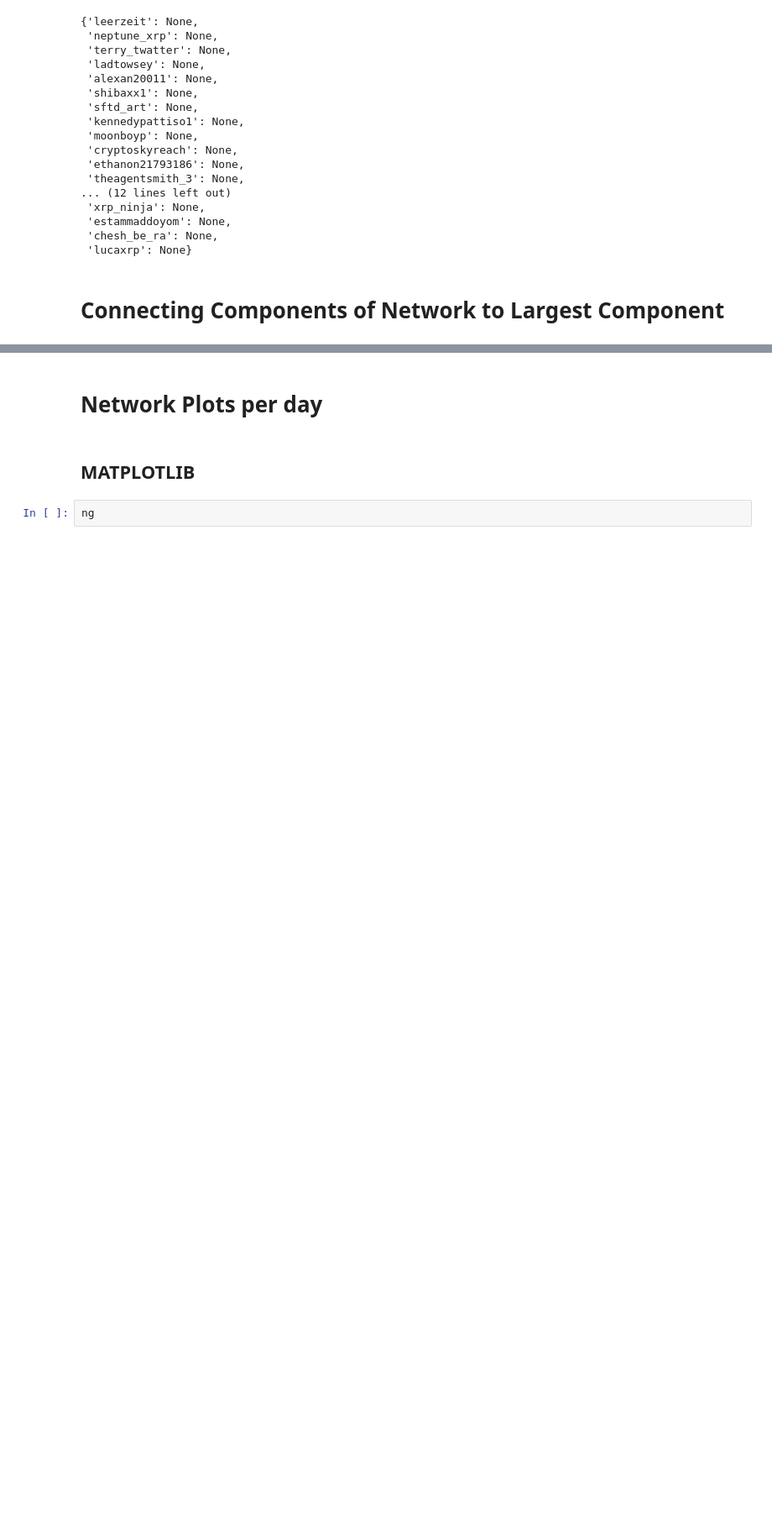
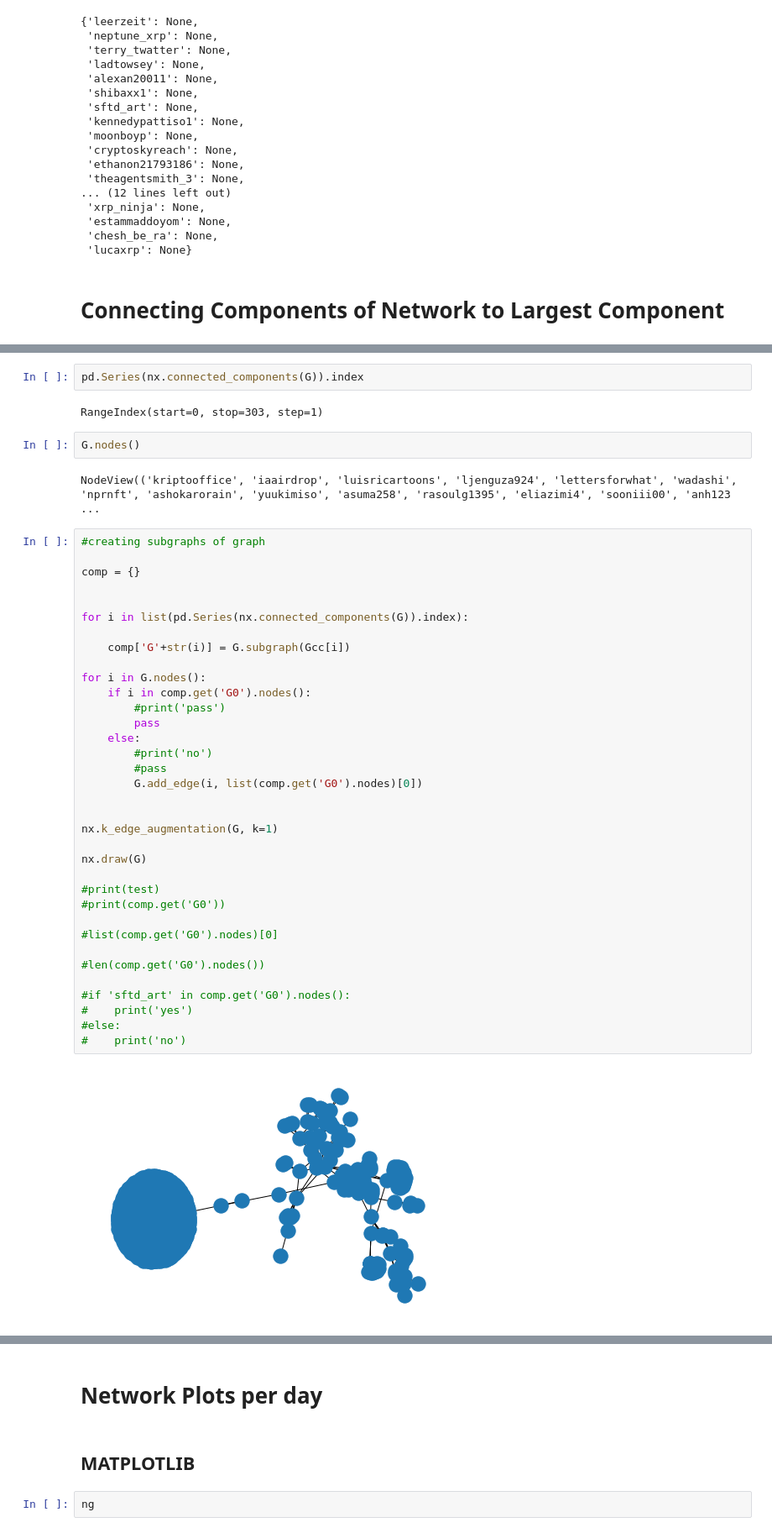
Before and after one commit to christianschwendner/coins_2122, a Jupyter notebook: Model/Model_per_Currency_wip.ipynb, the cells around one changed output, grey strips where cells are left out. Shown at 84% size. Drawn from its saved outputs; the diff is of its cells as text; blank space fills up the shorter version.

```diff
--- a/Model/Model_per_Currency_wip.ipynb
+++ b/Model/Model_per_Currency_wip.ipynb
@@ -386,0 +332,45 @@ NodeView(('leerzeit', 'neptune_xrp', 'terry_twatter', 'ladtowsey', 'alexan20011'
+# %%
+pd.Series(nx.connected_components(G)).index
+# %% [output]
+RangeIndex(start=0, stop=303, step=1)
+# %%
+G.nodes()
+# %% [output]
+NodeView(('kriptooffice', 'iaairdrop', 'luisricartoons', 'ljenguza924', 'lettersforwhat', 'wadashi', 'nprnft', 'ashokarorain', 'yuukimiso', 'asuma258', 'rasoulg1395', 'eliazimi4', 'sooniii00', 'anh123 ...
+# %%
+#creating subgraphs of graph
+
+comp = {}
+
+
+for i in list(pd.Series(nx.connected_components(G)).index):
+
+    comp['G'+str(i)] = G.subgraph(Gcc[i])
+
+for i in G.nodes():
+    if i in comp.get('G0').nodes():
+        #print('pass')
+        pass
+    else:
+        #print('no')
+        #pass
+        G.add_edge(i, list(comp.get('G0').nodes)[0])
+
+
+nx.k_edge_augmentation(G, k=1)
+
+nx.draw(G)
+
+#print(test)
+#print(comp.get('G0'))
+
+#list(comp.get('G0').nodes)[0]
+
+#len(comp.get('G0').nodes())
+
+#if 'sftd_art' in comp.get('G0').nodes():
+#    print('yes')
+#else:
+#    print('no')
+# %% [output]
+[figure, added]
```
Also changed, not shown: parts of 30 cells of this notebook.
